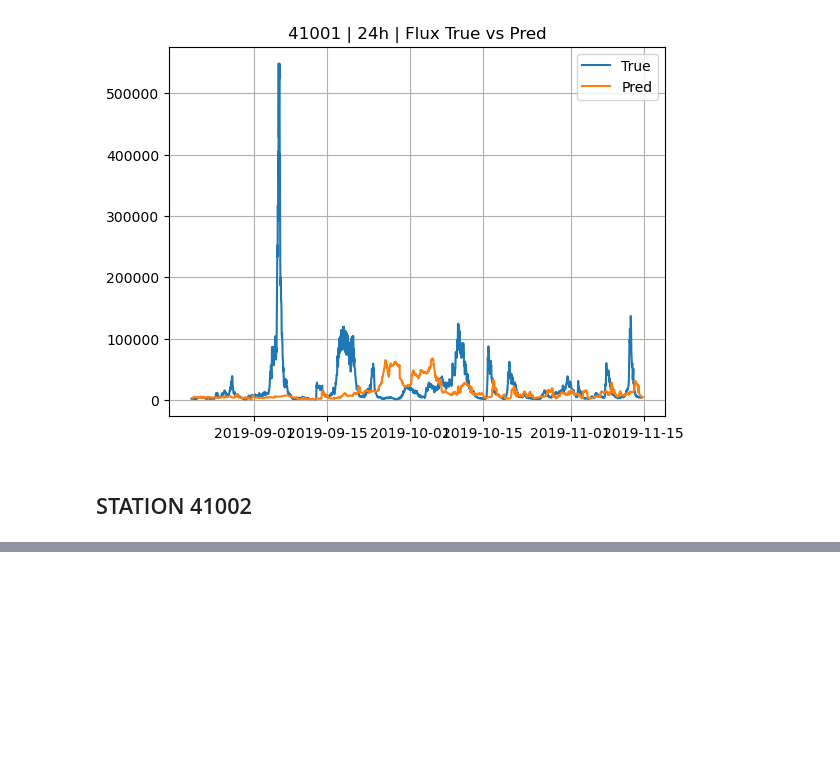
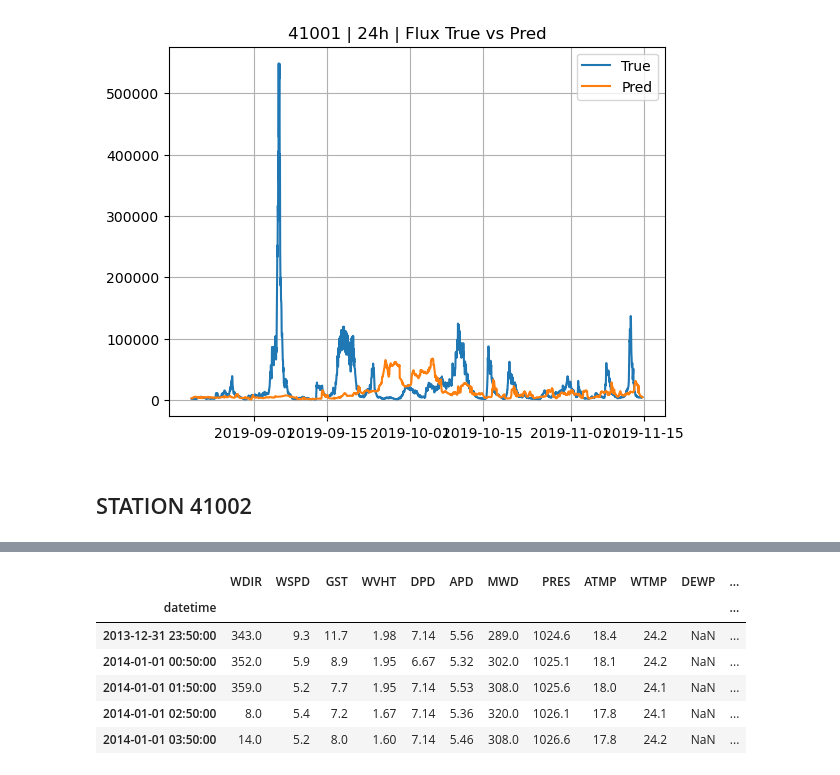
Before and after one commit to RichelCode/WAVE-CONFERENCE-, a Jupyter notebook: WAVE CONFERENCE.ipynb, the cells around one changed output, grey strips where cells are left out. Drawn from its saved outputs; the diff is of its cells as text; code cells hidden in the pictures; blank space fills up the shorter version.

```diff
--- a/WAVE CONFERENCE.ipynb
+++ b/WAVE CONFERENCE.ipynb
@@ -1148,3 +1148,16 @@ for h in [12, 24]:
 [figure]
 # %% [markdown]
 ## STATION 41002
+# %%
+sid = "41002"
+# %%
+files = sorted(station_files[sid])
+print("Files:", len(files))
+for f in files:
+    print(" -", f)
+
+dfs = [read_ndbc_stdmet(f) for f in files]   # your existing reader
+df_sid = pd.concat(dfs, ignore_index=True)
+
+print("Loaded rows:", len(df_sid))
+df_sid.head()
@@ -1150,0 +1179,44 @@ for h in [12, 24]:
+# %%
+cols = df_sid.columns.tolist()
+print("Columns:", cols)
+
+# year column
+if "YYYY" in cols:
+    ycol = "YYYY"
+elif "YY" in cols:
+    ycol = "YY"
+else:
+    raise ValueError("No year column found (YY or YYYY)")
+
+# required time columns
+for c in ["MM", "DD", "hh"]:
+    if c not in cols:
+        raise ValueError(f"Missing time column: {c}")
+
+has_mm = "mm" in cols
+
+# create datetime safely
+if has_mm:
+    dt_df = df_sid[[ycol, "MM", "DD", "hh", "mm"]].rename(
+        columns={ycol:"year","MM":"month","DD":"day","hh":"hour","mm":"minute"}
+    )
+else:
+    dt_df = df_sid[[ycol, "MM", "DD", "hh"]].rename(
+        columns={ycol:"year","MM":"month","DD":"day","hh":"hour"}
+    )
+
+df_sid["datetime"] = pd.to_datetime(dt_df, errors="coerce")
+
+df_sid = (
+    df_sid.dropna(subset=["datetime"])
+          .set_index("datetime")
+          .sort_index()
+)
+
+# drop original time columns
+drop_cols = [ycol, "MM", "DD", "hh"] + (["mm"] if has_mm else [])
+df_sid = df_sid.drop(columns=[c for c in drop_cols if c in df_sid.columns], errors="ignore")
+
+print("Datetime range:", df_sid.index.min(), "→", df_sid.index.max())
+df_sid.head()
+# %% [output]
@@ -1150,0 +1225,7 @@ for h in [12, 24]:
+|  | WDIR | WSPD | GST | WVHT | DPD | APD | MWD | PRES | ATMP | WTMP | DEWP | ... |
+| datetime |  |  |  |  |  |  |  |  |  |  |  | ... |
+| 2013-12-31 23:50:00 | 343.0 | 9.3 | 11.7 | 1.98 | 7.14 | 5.56 | 289.0 | 1024.6 | 18.4 | 24.2 | NaN | ... |
+| 2014-01-01 00:50:00 | 352.0 | 5.9 | 8.9 | 1.95 | 6.67 | 5.32 | 302.0 | 1025.1 | 18.1 | 24.2 | NaN | ... |
+| 2014-01-01 01:50:00 | 359.0 | 5.2 | 7.7 | 1.95 | 7.14 | 5.53 | 308.0 | 1025.6 | 18.0 | 24.1 | NaN | ... |
+| 2014-01-01 02:50:00 | 8.0 | 5.4 | 7.2 | 1.67 | 7.14 | 5.36 | 320.0 | 1026.1 | 17.8 | 24.1 | NaN | ... |
+| 2014-01-01 03:50:00 | 14.0 | 5.2 | 8.0 | 1.60 | 7.14 | 5.46 | 308.0 | 1026.6 | 17.8 | 24.2 | NaN | ... |
```
Also changed, not shown: parts of 9 cells of this notebook.
